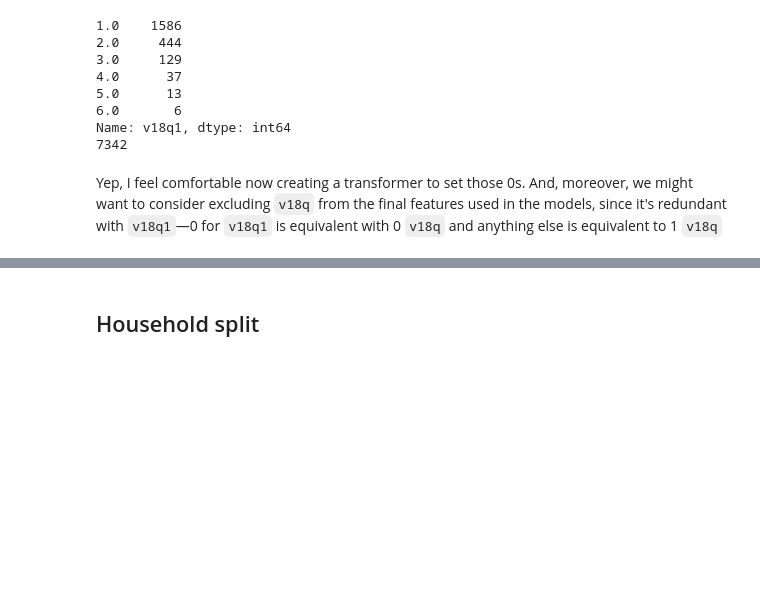
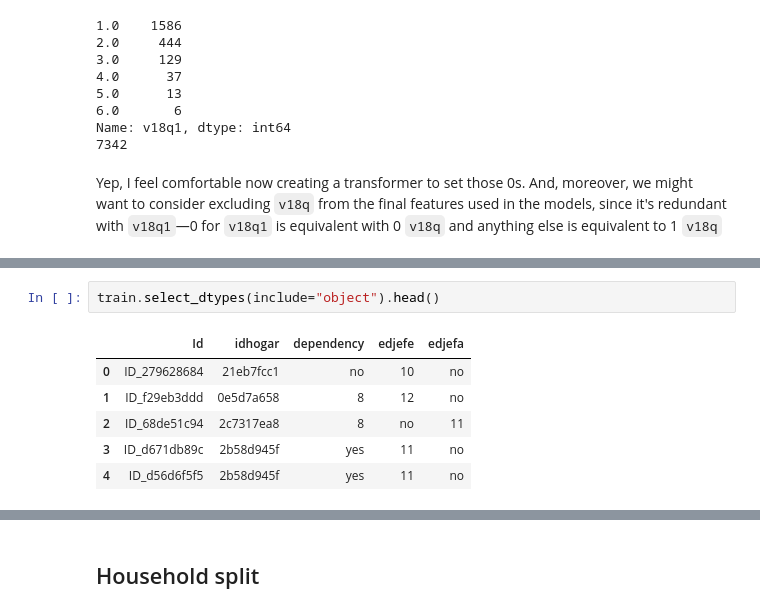
Before and after one commit to treybean/costa-rican-poverty, a Jupyter notebook: notebooks/notebook.ipynb, the cells around one changed output, grey strips where cells are left out. Cells and saved outputs as stored; diff of their text form; blank space fills up the shorter version.

```diff
--- a/notebooks/notebook.ipynb
+++ b/notebooks/notebook.ipynb
@@ -561,0 +638,9 @@ There are 0 individuals with a na value for v18q1.
+# %%
+train.select_dtypes(include="object").head()
+# %% [output]
+|  | Id | idhogar | dependency | edjefe | edjefa |
+| 0 | ID_279628684 | 21eb7fcc1 | no | 10 | no |
+| 1 | ID_f29eb3ddd | 0e5d7a658 | 8 | 12 | no |
+| 2 | ID_68de51c94 | 2c7317ea8 | 8 | no | 11 |
+| 3 | ID_d671db89c | 2b58d945f | yes | 11 | no |
+| 4 | ID_d56d6f5f5 | 2b58d945f | yes | 11 | no |
```
Also changed, not shown: parts of 13 cells of this notebook.
